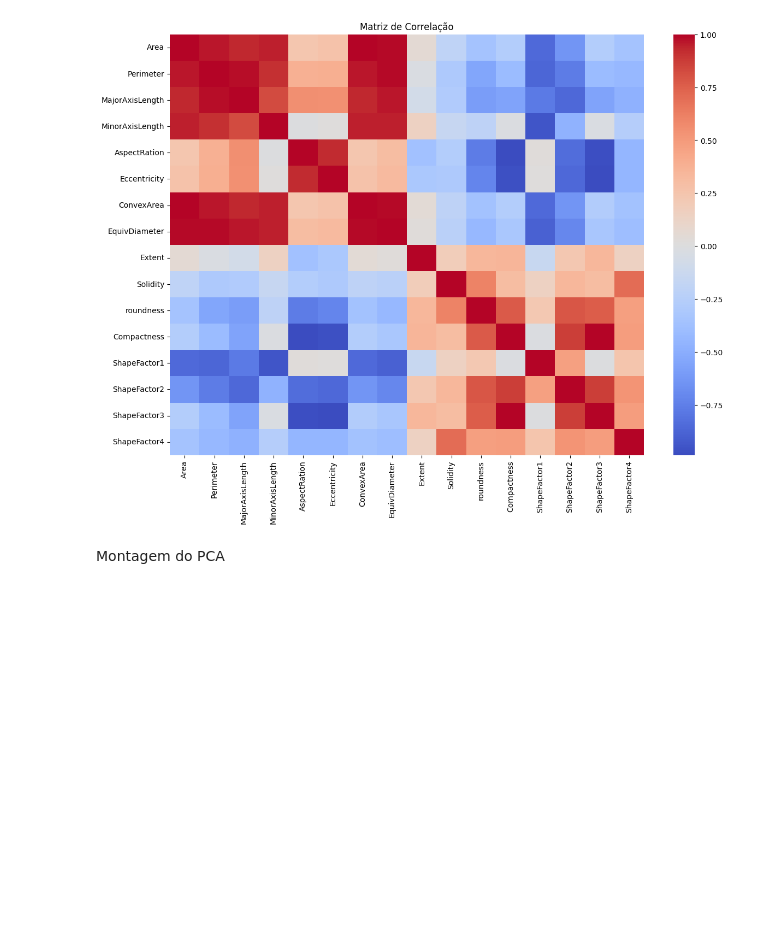
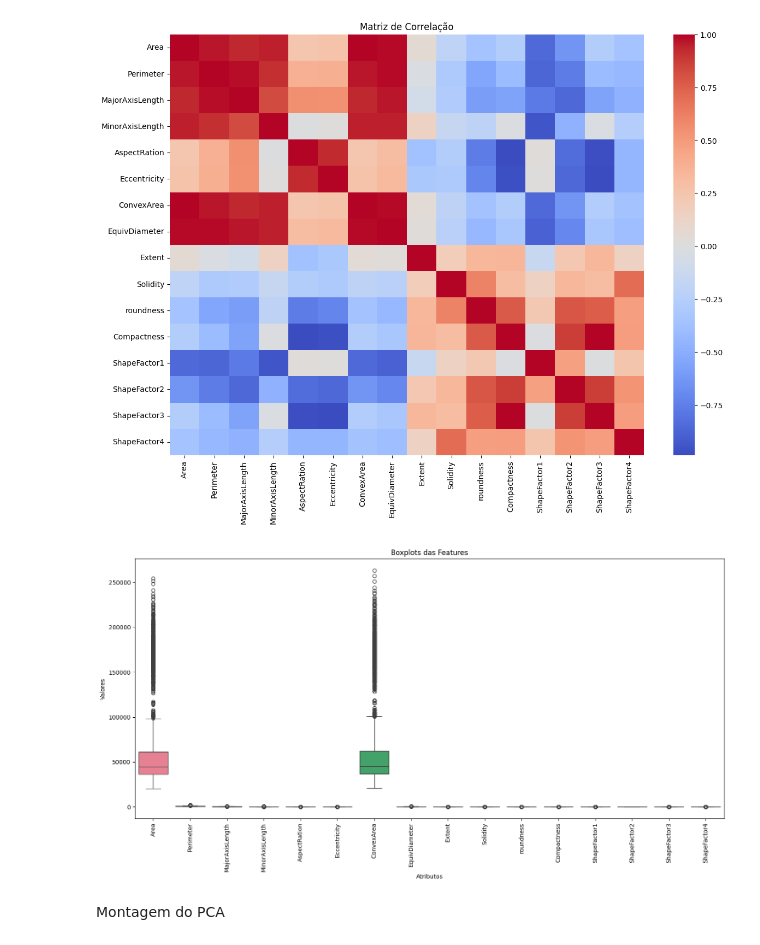
Before and after one commit to Nibble0/multiclass-classification, a Jupyter notebook: notebooks/EDA.ipynb, the cells around one changed output. Drawn from its saved outputs; the diff is of its cells as text; code cells hidden in the pictures; blank space fills up the shorter version.

```diff
--- a/notebooks/EDA.ipynb
+++ b/notebooks/EDA.ipynb
@@ -9,0 +8,17 @@ df = pd.read_excel("Dry_Bean_Dataset.xlsx")
+# %%
+import kagglehub
+
+# Download latest version
+path = kagglehub.dataset_download("muratkokludataset/dry-bean-dataset")
+
+print("Path to dataset files:", path)
+
+import os
+
+arquivo = os.path.join(
+    path,
+    "Dry_Bean_Dataset",
+    "Dry_Bean_Dataset.xlsx"
+)
+
+df = pd.read_excel(arquivo)
@@ -160,5 +178,18 @@ plt.title("Matriz de Correlação")
 plt.show()
 # %% [output]
 [figure]
+# %%
+plt.figure(figsize=(18,8))
+
+sns.boxplot(data=df.drop("Class", axis=1))
+
+plt.xticks(rotation=90)
+plt.title("Boxplots das Features")
+plt.xlabel("Atributos")
+plt.ylabel("Valores")
+
+plt.show()
+# %% [output]
+[figure, added]
 # %% [markdown]
 Montagem do PCA
```
Also changed, not shown: parts of 10 cells of this notebook.
